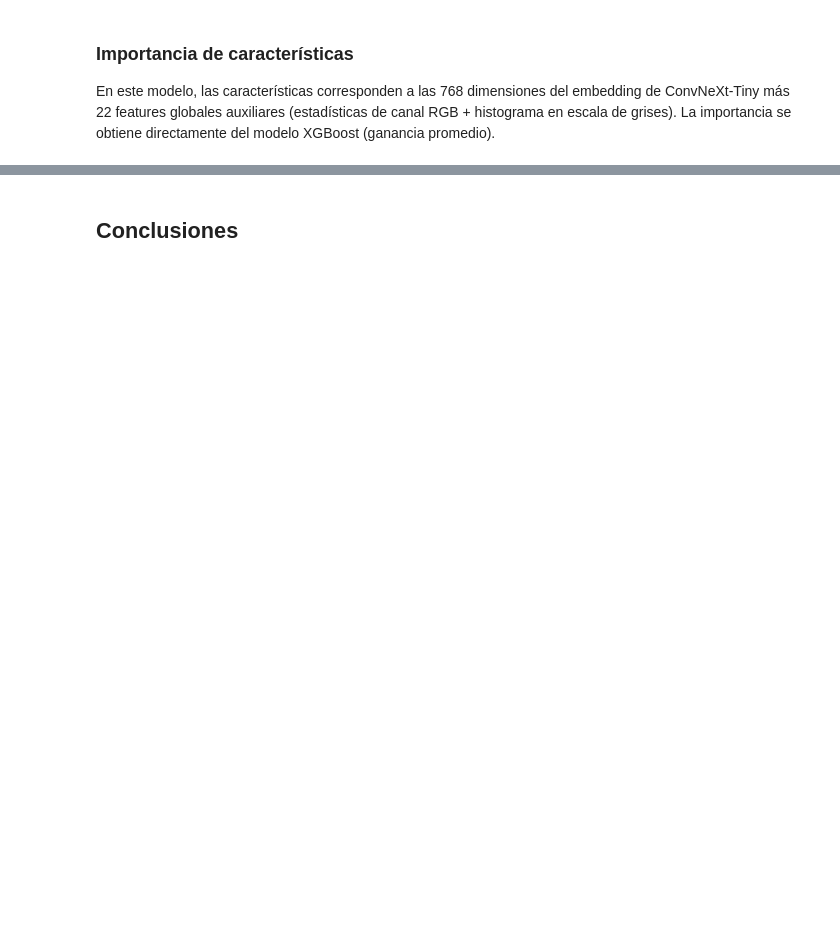
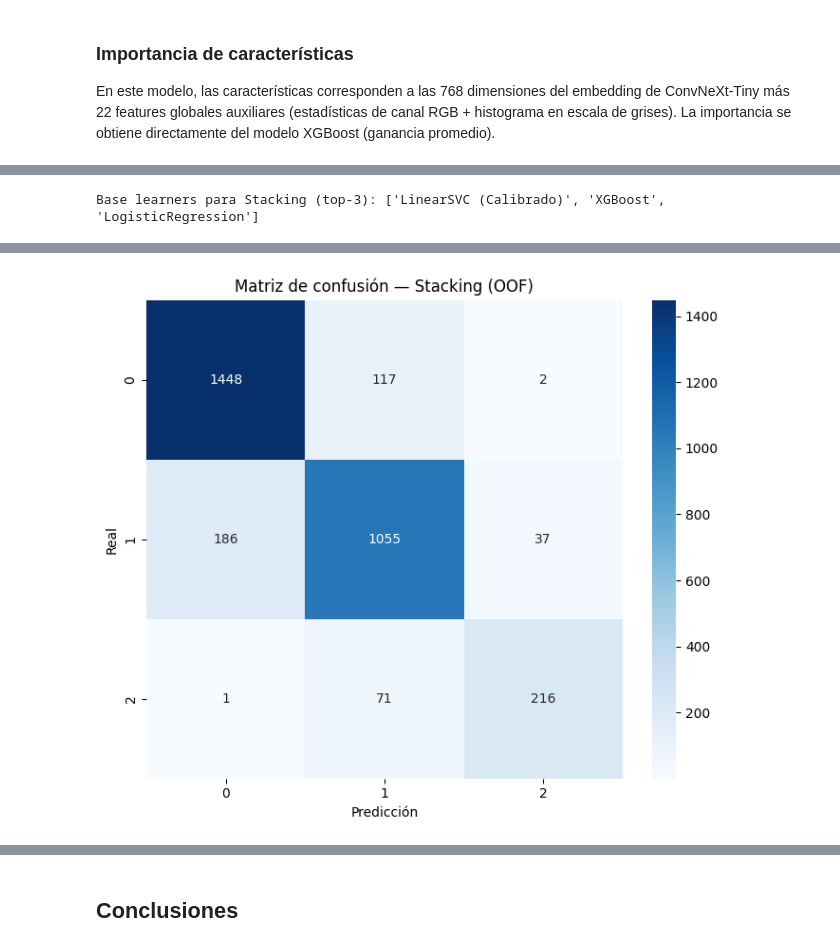
Before and after one commit to JesusAnaya/proyecto-integrador-equipo-21-mna, a Jupyter notebook: Avance5_Equipo21.ipynb, the cells around one changed output, grey strips where cells are left out. Drawn from its saved outputs; the diff is of its cells as text; code cells hidden in the pictures; blank space fills up the shorter version.

```diff
--- a/Avance5_Equipo21.ipynb
+++ b/Avance5_Equipo21.ipynb
@@ -1806,0 +2161,68 @@ Top características por importancia (XGBoost):
+# %%
+N_FOLDS_STACK = 5
+
+print(f"Base learners para Stacking (top-{TOP_K}): {best_base_names}")
+
+base_learner_configs = [
+    (name, sklearn_clone(model)) for name, model in best_base_models.items()
+]
+
+n_base = len(base_learner_configs)
+n_train = X_train.shape[0]
+n_val = X_val.shape[0]
+
+oof_train_meta = np.zeros((n_train, n_base * NUM_CLASSES))
+val_meta_accum = np.zeros((n_val, n_base * NUM_CLASSES))
+
+skf = StratifiedKFold(n_splits=N_FOLDS_STACK, shuffle=True, random_state=SEED)
+
+t0_stack = time.perf_counter()
+
+for fold_idx, (train_idx, oof_idx) in enumerate(
+    tqdm(skf.split(X_train, y_train), total=N_FOLDS_STACK, desc="Stacking folds")
+):
+    X_fold_train, y_fold_train = X_train[train_idx], y_train[train_idx]
+    X_fold_oof = X_train[oof_idx]
+
+    for j, (name, base_template) in enumerate(base_learner_configs):
+        model = sklearn_clone(base_template)
+        model.fit(X_fold_train, y_fold_train)
+
+        col_start = j * NUM_CLASSES
+        col_end = col_start + NUM_CLASSES
+
+        oof_train_meta[oof_idx, col_start:col_end] = model.predict_proba(X_fold_oof)
+        val_meta_accum[:, col_start:col_end] += model.predict_proba(X_val)
+
+val_meta_stacking = val_meta_accum / N_FOLDS_STACK
+
+stack_meta_learner = LogisticRegression(
+    max_iter=1000, solver="lbfgs",
+    C=1.0, random_state=SEED,
+)
+stack_meta_learner.fit(oof_train_meta, y_train)
+
+stack_train_time = time.perf_counter() - t0_stack
+
+t0_inf = time.perf_counter()
+stack_val_proba = stack_meta_learner.predict_proba(val_meta_stacking)
+stack_inference_time = time.perf_counter() - t0_inf
+
+stack_metrics, stack_val_pred = evaluate_ensemble(
+    y_val, stack_val_proba, label="Stacking (OOF)"
+)
+
+ensemble_results.append({
+    "model_name": "Stacking (OOF)",
+    "model_type": "Ensemble",
+    "ensemble_type": "Heterogéneo",
+    "strategy": "Stacking",
+    **stack_metrics,
+    "train_time_s": stack_train_time,
+    "inference_time_s": stack_inference_time,
+})
+
+plot_ensemble_confusion_matrix(y_val, stack_val_pred,
+                               "Matriz de confusión — Stacking (OOF)")
+# %% [output]
+Base learners para Stacking (top-3): ['LinearSVC (Calibrado)', 'XGBoost', 'LogisticRegression']
@@ -1806,0 +2243 @@ Top características por importancia (XGBoost):
+[figure, added]
```
Also changed, not shown: parts of 59 cells of this notebook.
